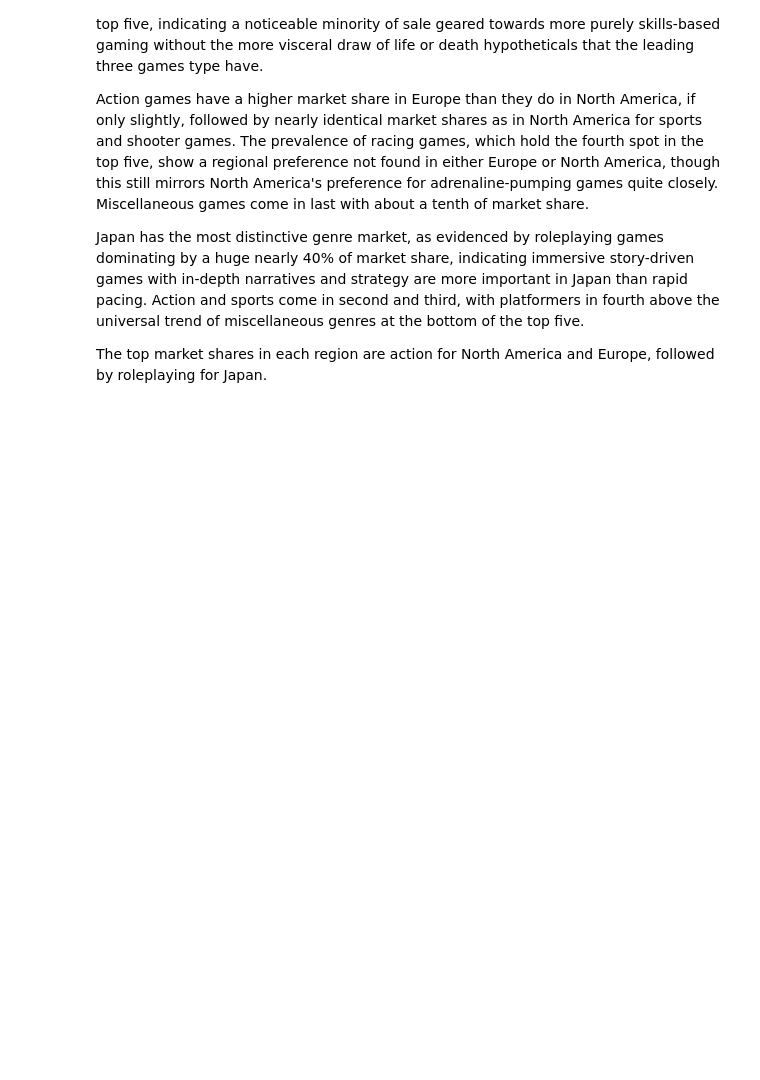
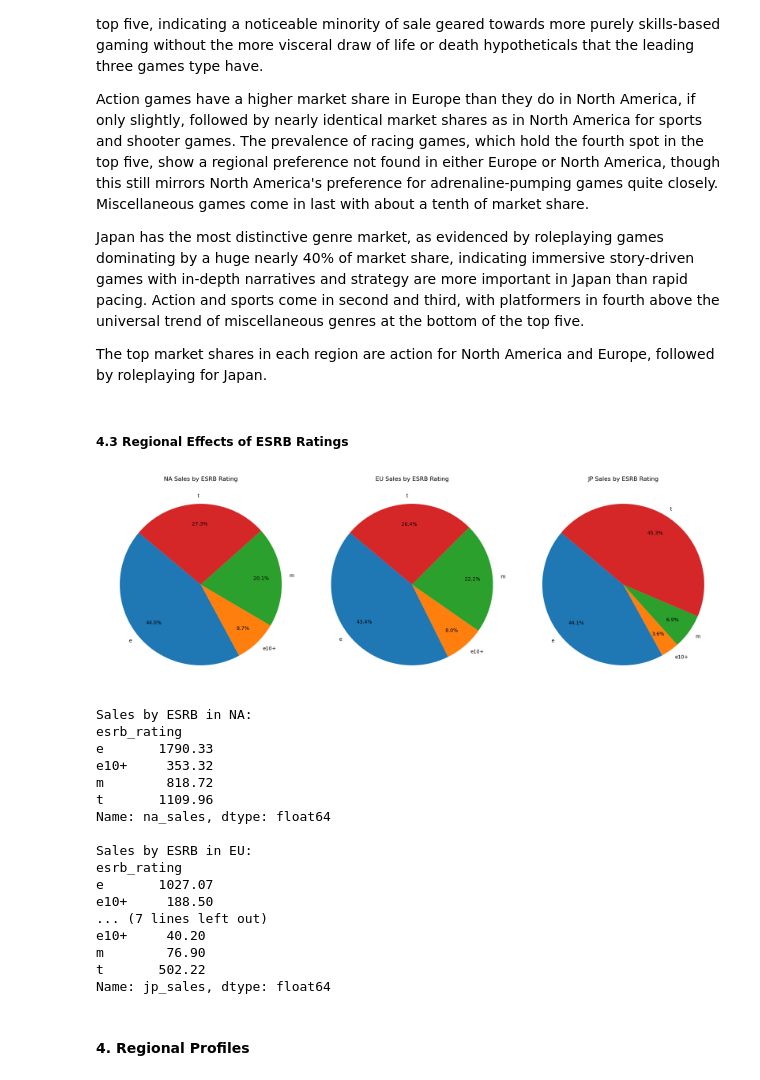
Before and after one commit to DHE42/ice-sales-analysis, a Jupyter notebook: analysis_notebook.ipynb, the cells around one changed output. Saved outputs shown, nothing was run; the diff lists cells and outputs as text; code cells hidden in the pictures; blank space fills up the shorter version.

Commit message:
Made pie charts for global sales by ESRB ratings.

```diff
--- a/analysis_notebook.ipynb
+++ b/analysis_notebook.ipynb
@@ -1178,3 +1178,74 @@ Action games have a higher market share in Europe than they do in North America,
 Japan has the most distinctive genre market, as evidenced by roleplaying games dominating by a huge nearly 40% of market share, indicating immersive story-driven games with in-depth narratives and strategy are more important in Japan than rapid pacing. Action and sports come in second and third, with platformers in fourth above the universal trend of miscellaneous genres at the bottom of the top five.
 
 The top market shares in each region are action for North America and Europe, followed by roleplaying for Japan.
+# %% [markdown]
+##### 4.3 Regional Effects of ESRB Ratings
+# %%
+# Keep only ESRB ratings that are relevant, shunting those that take up less than 2 of market value or that are not ESRB ratings
+included_ratings = ['e', 'e10+', 'm', 't']
+
+# Get ESRB market share by region
+na_esrb = filtered_df.groupby('esrb_rating')['na_sales'].sum()
+eu_esrb = filtered_df.groupby('esrb_rating')['eu_sales'].sum()
+jp_esrb = filtered_df.groupby('esrb_rating')['jp_sales'].sum()
+
+# Filter charts to only include selected ratings and those with sales > 0
+na_esrb = na_esrb[na_esrb.index.isin(included_ratings) & (na_esrb > 0)]
+eu_esrb = eu_esrb[eu_esrb.index.isin(included_ratings) & (eu_esrb > 0)]
+jp_esrb = jp_esrb[jp_esrb.index.isin(included_ratings) & (jp_esrb > 0)]
+
+
+# Plotting
+fig, axs = plt.subplots(1, 3, figsize=(18, 6))
+
+# Pie chart configuration
+pie_config = {
+    "autopct": '%1.1f%%',
+    "startangle": 140,
+    "labeldistance": 1.1,
+    "pctdistance": 0.75
+}
+
+# NA Pie Chart (filtered)
+axs[0].pie(na_esrb.values, labels=na_esrb.index, **pie_config)
+axs[0].set_title('NA Sales by ESRB Rating')
+
+# EU Pie Chart (unchanged)
+axs[1].pie(eu_esrb.values, labels=eu_esrb.index, **pie_config)
+axs[1].set_title('EU Sales by ESRB Rating')
+
+# JP Pie Chart (unchanged)
+axs[2].pie(jp_esrb.values, labels=jp_esrb.index, **pie_config)
+axs[2].set_title('JP Sales by ESRB Rating')
+
+plt.tight_layout()
+plt.show()
+
+# ESRB Sales by Region
+print("Sales by ESRB in NA:")
+print(na_esrb)
+print("\nSales by ESRB in EU:")
+print(eu_esrb)
+print("\nSales by ESRB in JP:")
+print(jp_esrb)
+# %% [output]
+[figure, added]
+Sales by ESRB in NA:
+esrb_rating
+e       1790.33
+e10+     353.32
+m        818.72
+t       1109.96
+Name: na_sales, dtype: float64
+
+Sales by ESRB in EU:
+esrb_rating
+e       1027.07
+e10+     188.50
+... (7 lines left out)
+e10+     40.20
+m        76.90
+t       502.22
+Name: jp_sales, dtype: float64
+# %% [markdown]
+#### 4. Regional Profiles
```
